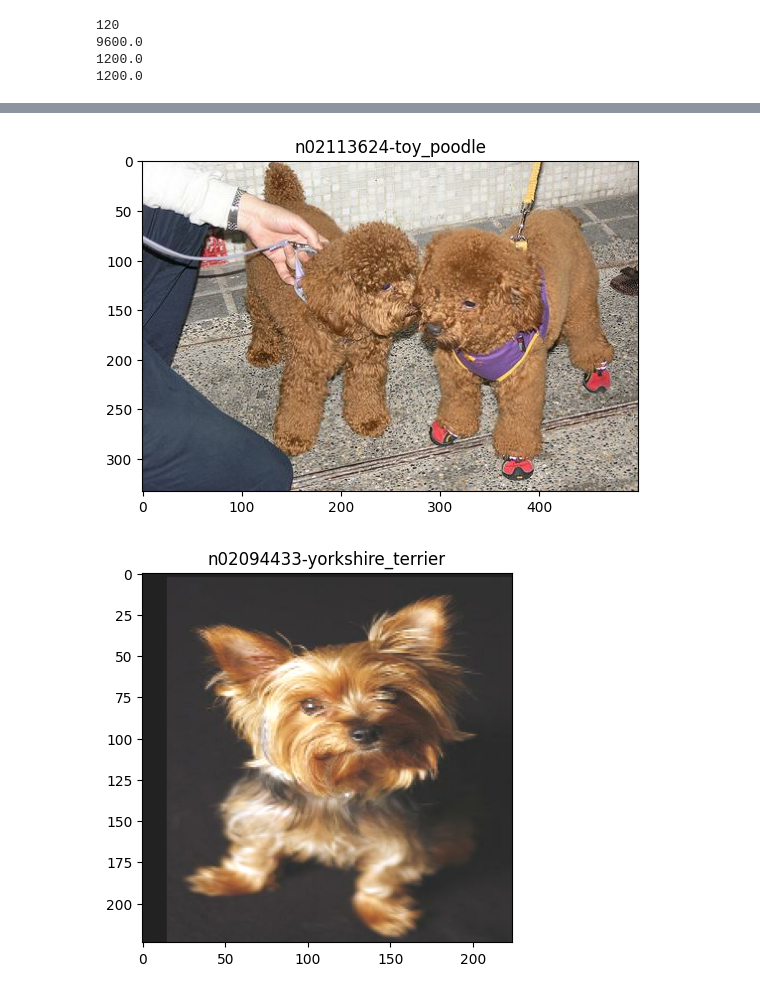
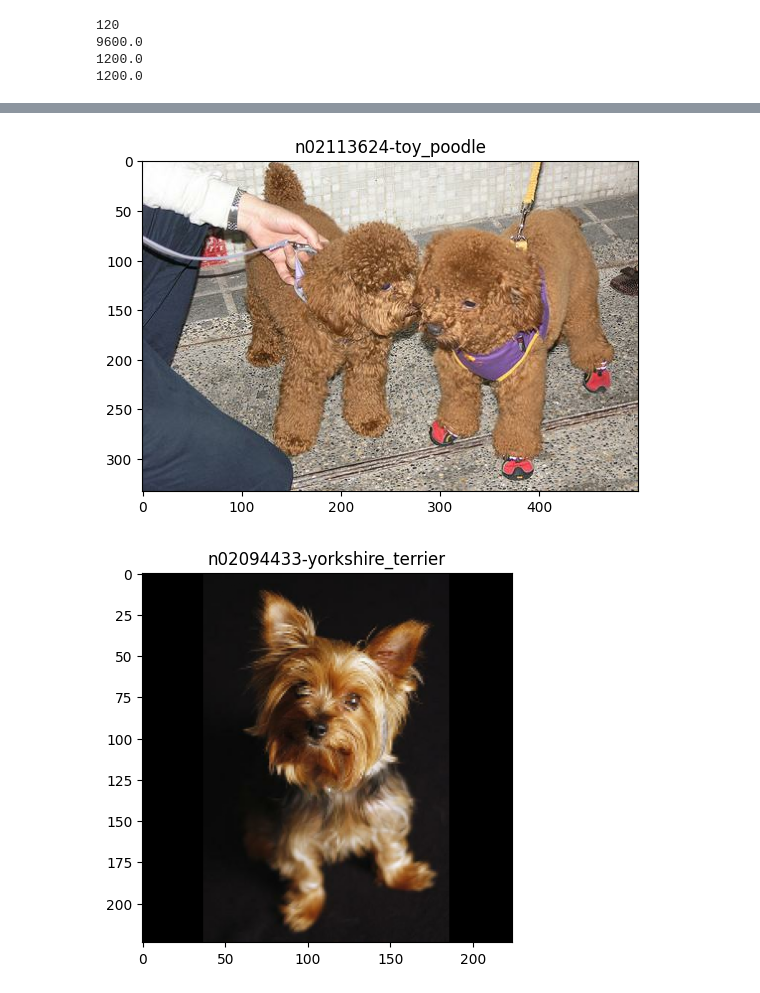
Before and after one commit to wojfran/hands_on_solutions, a Jupyter notebook: chapter14/exercise10/dogs.ipynb, the cells around one changed output, grey strips where cells are left out. Drawn from its saved outputs; the diff is of its cells as text; code cells hidden in the pictures.

```diff
--- a/chapter14/exercise10/dogs.ipynb
+++ b/chapter14/exercise10/dogs.ipynb
@@ -57,18 +55,20 @@ def random_shift(image, max_shift=20):
     return cropped_image
 
 def preprocess_augment_image(image, label):
-    image = tf.image.resize(image, (224, 224))
+    image = tf.image.resize_with_pad(image, 224, 224)
     image = tf.cast(image, tf.float32) / 255.0
 
     image = random_shift(image, max_shift=20)
     image = tf.image.random_flip_left_right(image)  # Random horizontal flip
     image = tf.image.random_brightness(image, max_delta=0.2)  # Random brightness
     image = tf.image.random_contrast(image, lower=0.8, upper=1.2)  # Random contrast
+    # image = keras.applications.xception.preprocess_input(image)
     return image, label
 
 def preprocess_image(image, label):
-    image = tf.image.resize(image, (224, 224))
+    image = tf.image.resize_with_pad(image, 224, 224)
     image = tf.cast(image, tf.float32) / 255.0
+    # image = keras.applications.xception.preprocess_input(image)
 
     return image, label
 # %%
@@ -82,7 +82,7 @@ for image, label in raw_train.take(5):
     plt.title(get_label_name(label))
 
 for image, label in raw_train.take(5):
-    image, label = preprocess_augment_image(image, label)
+    image, label = preprocess_image(image, label)
     plt.figure()
     plt.imshow(image)
     plt.title(get_label_name(label))
@@ -93,6 +90,6 @@ WARNING:matplotlib.image:Clipping input data to the valid range for imshow with
 [figure]
 [figure]
 [figure]
 [figure]
 [figure]
-[figure, old version]
+[figure, new version]
```
Also changed, not shown: parts of 8 cells of this notebook, 11 other files.
